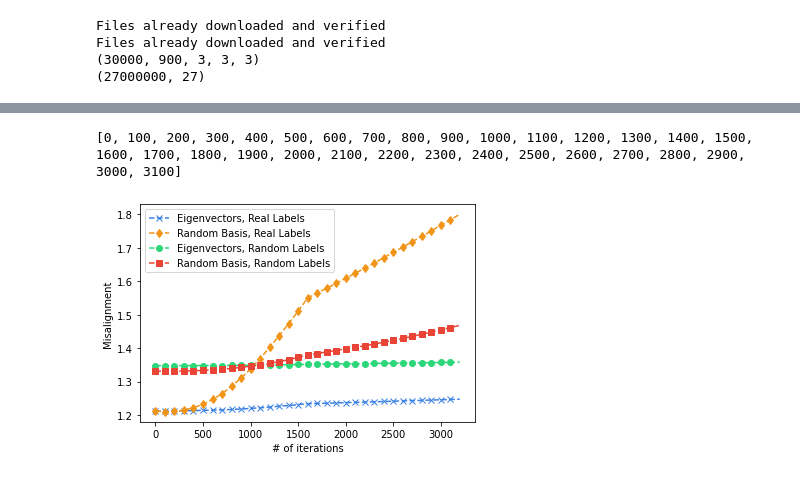
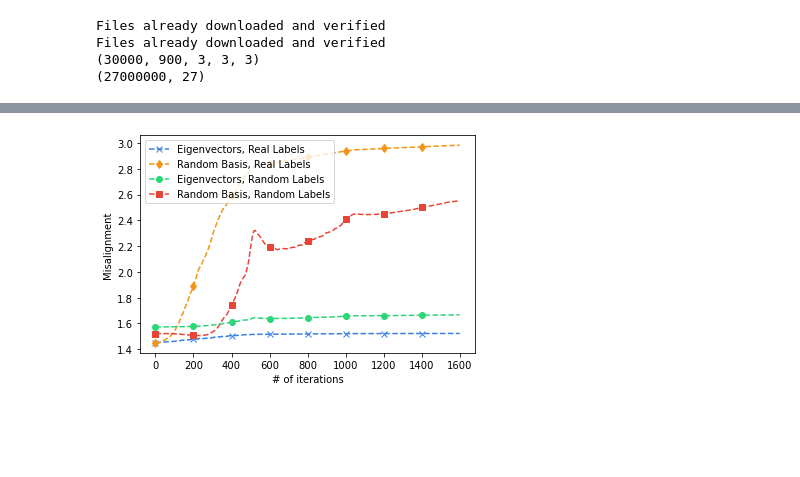
Before and after one commit to sinankalkan/CENG501-Spring2021, a Jupyter notebook: project_BilginGungor/figure2.ipynb, the cells around one changed output, grey strips where cells are left out. Cells and saved outputs as stored; diff of their text form; code cells hidden in the pictures; blank space fills up the shorter version.

```diff
--- a/project_BilginGungor/figure2.ipynb
+++ b/project_BilginGungor/figure2.ipynb
@@ -194,6 +194,7 @@ def train(model, criterion, optimizer, epochs, dataloader, device, scheduler=Non
 
       weights = torch.clone(model.conv.weight).detach().numpy()
       misalignments_real.append(calculate_misalignment(eig_vecs, weights))
+      weights = torch.clone(model.conv.weight).detach().numpy()
       misalignments_random.append(calculate_misalignment(random_basis, weights))
 
     if verbose: print(f'Epoch {epoch} / {epochs}: avg. loss of last 5 iterations {np.sum(loss_history[:-6:-1])/5}')
@@ -241,26 +333,18 @@ def get_learnable_parameters(model):
 # Misalignment between data and random-label-trained filters
 from torch import linalg as LA
 
-def init_weights_custom(param):
-  if (type(param) == nn.Conv2d or type(param) == nn.Linear):
-    fan = torch.nn.init._calculate_correct_fan(param.weight, mode='fan_in')
-    std = 0.526 / math.sqrt(fan)
-    with torch.no_grad():
-      param.weight.normal_(0, std)
-
 simple_cnn = SimpleCNN()
-simple_cnn.apply(init_weights_custom)
-
-trainloader, _ = get_cifar10_loaders(256, partial=1024*10, random=True)
+trainloader, _ = get_cifar10_loaders(256, partial=1024*5, random=True)
 
 device = get_device()
 simple_cnn = simple_cnn.to(device)
 simple_cnn.train()
 epochs = 80
-learning_rate = 0.001
+learning_rate = 0.01
+
 
 learnable_parameters = get_learnable_parameters(simple_cnn)
-criterion, optimizer, scheduler = get_training_components(learnable_parameters, learning_rate, step_size=40, gamma=1/3)
+criterion, optimizer, scheduler = get_training_components(learnable_parameters, learning_rate, step_size=(int)(epochs/3), gamma=1/3)
 loss_history, mis_eig_random_labels, mis_random_basis_random_labels = train(simple_cnn, criterion, optimizer, epochs, trainloader, device, scheduler=scheduler)
 # %% [output]
 Files already downloaded and verified
@@ -283,18 +367,16 @@ Epoch: 79 LR: [0.0001111111111111111]
 # %%
 # Misalignment between data and real-label-trained filters
 simple_cnn = SimpleCNN()
-simple_cnn.apply(init_weights_custom)
-
-trainloader, _ = get_cifar10_loaders(256, partial=1024*10)
+trainloader, _ = get_cifar10_loaders(256, partial=1024*5)
 
 device = get_device()
 simple_cnn = simple_cnn.to(device)
 simple_cnn.train()
 epochs = 80
-learning_rate = 0.001
+learning_rate = 0.01
 
 learnable_parameters = get_learnable_parameters(simple_cnn)
-criterion, optimizer, scheduler = get_training_components(learnable_parameters, learning_rate, step_size=40, gamma=1/3)
+criterion, optimizer, scheduler = get_training_components(learnable_parameters, learning_rate, step_size=(int)(epochs/3), gamma=1/3)
 loss_history, mis_eig_real_labels, mis_random_basis_real_labels = train(simple_cnn, criterion, optimizer, epochs, trainloader, device, scheduler=scheduler)
 # %% [output]
 Files already downloaded and verified
@@ -317,19 +399,21 @@ Epoch: 79 LR: [0.0001111111111111111]
 # %%
 import matplotlib.pyplot as plt # For plotting
 %matplotlib inline
 
-marker_points = list(range(0, len(mis_eig_real_labels),100))
+marker_points = list(range(0, len(mis_eig_real_labels),200))
 
 plt.plot(mis_eig_real_labels, linestyle='--', marker='x', color="#3980E4", markevery=marker_points)
 plt.plot(mis_random_basis_real_labels, linestyle='--', marker='d', color="#F19418", markevery=marker_points)
+
 plt.plot(mis_eig_random_labels, linestyle='--', marker='o', color="#2CD779", markevery=marker_points)
+
+
 plt.plot(mis_random_basis_random_labels, linestyle='--', marker='s', color="#E94436", markevery=marker_points)
 
 plt.legend(["Eigenvectors, Real Labels", "Random Basis, Real Labels",
             "Eigenvectors, Random Labels", "Random Basis, Random Labels"], loc ="upper left")
 plt.xlabel('# of iterations')
 plt.ylabel('Misalignment')
 plt.show()
 # %% [output]
-[0, 100, 200, 300, 400, 500, 600, 700, 800, 900, 1000, 1100, 1200, 1300, 1400, 1500, 1600, 1700, 1800, 1900, 2000, 2100, 2200, 2300, 2400, 2500, 2600, 2700, 2800, 2900, 3000, 3100]
-[figure, old version]
+[figure, new version]
```
Also changed, not shown: parts of 8 cells of this notebook, 1 other file.
